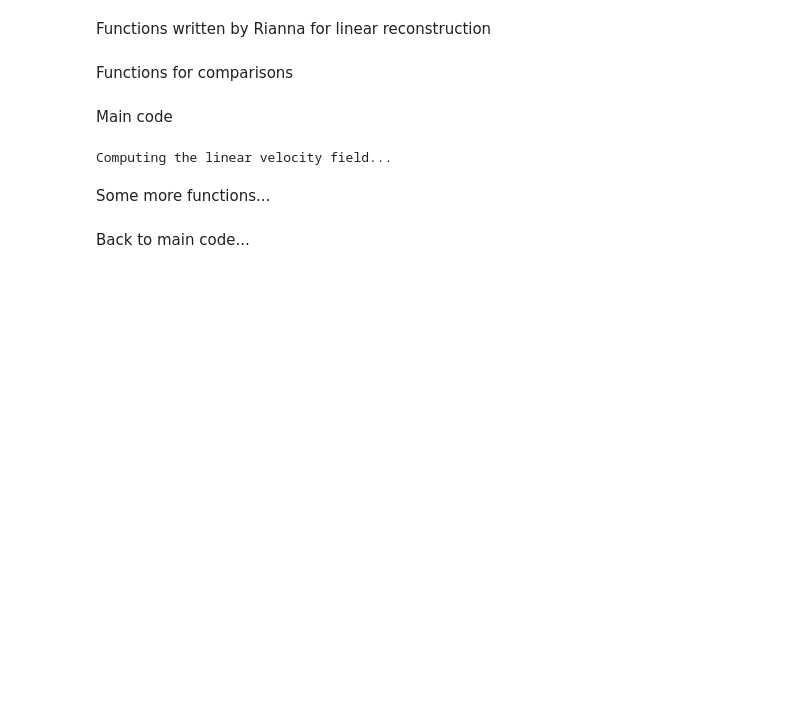
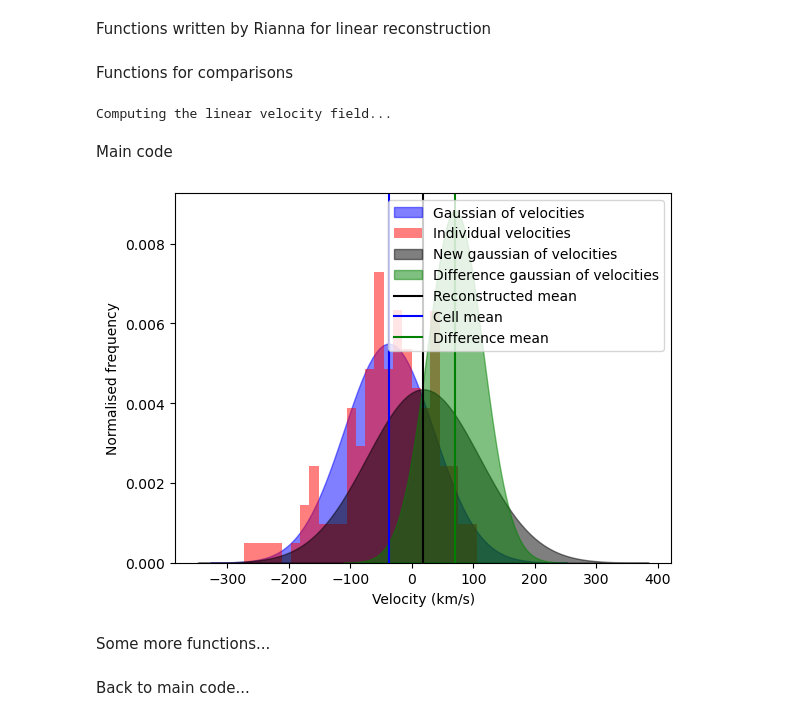
Before and after one commit to eh13913/Velocity-Reconstruction-Project, a Jupyter notebook: Notebooks/Compare_Velocity_Reconstruction.ipynb, the cells around one changed output. Cells and saved outputs as stored; diff of their text form; code cells hidden in the pictures; blank space fills up the shorter version.

Commit message:
Means and STDs

```diff
--- a/Notebooks/Compare_Velocity_Reconstruction.ipynb
+++ b/Notebooks/Compare_Velocity_Reconstruction.ipynb
@@ -97,7 +97,8 @@ def compute_linear_velocity_field(delta, grid_edges, H0=67, omega_m=0.3):
     vx = np.real(np.fft.ifftn(velocity_ky, delta.shape))
     vy = np.real(np.fft.ifftn(velocity_kx, delta.shape))
     vz = np.real(np.fft.ifftn(velocity_kz, delta.shape) if N == 3 else np.zeros_like(vx))
-    return [2*vx,2*vy,2*vz]
+    const=1.814606001413012
+    return [const*vx,const*vy,const*vz]
 # %% [markdown]
 Functions for comparisons
 # %%
@@ -128,3 +129,28 @@ def binned_positions(bin_num,edges):
     bin_y = np.clip(y_indices, 0, bin_num-1)
     bin_z = np.clip(z_indices, 0, bin_num-1)
     return bin_x,bin_y,bin_z
+# %%
+# obtain the reconstructed velocities
+# the main value to assign first
+bin_num=64
+
+# create overdensity field
+overdense,edges=overdensity_histogram(bin_num)
+
+# get binned particles
+bin_x,bin_y,bin_z=binned_positions(bin_num,edges)
+
+# compute linear velocity field
+rx,ry,rz=compute_linear_velocity_field(overdense,edges[0])
+
+# assign reconstructed values to all corresponding boxes
+bin_rvx=rx[bin_x,bin_y,bin_z]
+bin_rvy=ry[bin_x,bin_y,bin_z]
+bin_rvz=rz[bin_x,bin_y,bin_z]
+
+# calculate difference between reconstructed velocity and true velocity for particle
+bin_dx=abs(bin_rvx-vx)
+bin_dy=abs(bin_rvy-vy)
+bin_dz=abs(bin_rvz-vz)
+# %% [output]
+Computing the linear velocity field...
@@ -131,64 +168,51 @@ def binned_positions(bin_num,edges):
 # %% [markdown]
 Main code
-# %%
-# obtain the reconstructed velocities
-# the main value to assign first
-bin_num=64
-
-# create overdensity field
-overdense,edges=overdensity_histogram(bin_num)
-
-# get binned particles
-bin_x,bin_y,bin_z=binned_positions(bin_num,edges)
-
-# compute linear velocity field
-rx,ry,rz=compute_linear_velocity_field(overdense,edges[0])
-
-# assign reconstructed values to all corresponding boxes
-bin_rvx=rx[bin_x,bin_y,bin_z]
-bin_rvy=ry[bin_x,bin_y,bin_z]
-bin_rvz=rz[bin_x,bin_y,bin_z]
-
-# calculate difference between reconstructed velocity and true velocity for particle
-bin_dx=abs(bin_rvx-vx)
-bin_dy=abs(bin_rvy-vy)
-bin_dz=abs(bin_rvz-vz)
-# %% [output]
-Computing the linear velocity field...
 # %%
 # create a plot of particles, their distribution, and the reconstructed velocity in a certain cell
 # select cell to examine
 cell1,cell2,cell3=52,31,12
 
 # cut the data
 mask=(bin_x==cell1)&(bin_y==cell2)&(bin_z==cell3)
 cell_particles=vy[mask]/100
 
 # compute mean and standard deviation in the cell
 cell_mean=np.mean(cell_particles)*100
 cell_std=np.std(cell_particles)*100
 cell_particles=cell_particles*100
 
 # construct gaussian for the cell
 cell_range=np.linspace(cell_mean-4*cell_std,cell_mean+4*cell_std,100)
 pdf = stats.norm.pdf(cell_range,cell_mean,cell_std)
-
 # select corresponding reconstructed velocity
-cell_recon=ry[cell1,cell2,cell3]
+new_cell_mean=ry[cell1,cell2,cell3]
+new_cell_std=new2[cell1,cell2,cell3]
+cell_range_2=np.linspace(new_cell_mean-4*new_cell_std,new_cell_mean+4*new_cell_std,100)
+pdf_2 = stats.norm.pdf(cell_range_2,new_cell_mean,new_cell_std)
+#
+extra1=deltay[cell1,cell2,cell3]
+extra2=stdx[cell1,cell2,cell3]
+cell_range_3=np.linspace(extra1-4*extra2,extra1+4*extra2,100)
+pdf_3 = stats.norm.pdf(cell_range_3,extra1,extra2)
 
 # plot particles, distribution and different means
 plt.fill_between(cell_range,np.zeros(100),pdf,color='b',alpha=0.5,label='Gaussian of velocities')
 plt.hist(cell_particles,bins=25,density=True,color='r',alpha=0.5,label='Individual velocities')
-plt.axvline(x=cell_recon,color='k',label='Reconstructed mean')
+plt.fill_between(cell_range_2,np.zeros(100),pdf_2,color='k',alpha=0.5,label='New gaussian of velocities')
+plt.fill_between(cell_range_3,np.zeros(100),pdf_3,color='g',alpha=0.5,label='Difference gaussian of velocities')
+plt.axvline(x=new_cell_mean,color='k',label='Reconstructed mean')
 plt.axvline(x=cell_mean,color='b',label='Cell mean')
+plt.axvline(x=extra1,color='g',label='Difference mean')
 plt.xlabel('Velocity (km/s)')
 plt.ylabel('Normalised frequency')
 plt.legend()
 
 # save figure
-path = '../Figures/ComparisonPlots/Y velocities in cell ({:.0f},{:.0f},{:.0f})'.format(cell1,cell2,cell3)
-plt.savefig(path, dpi=300)
-plt.close()
+#path = '../Figures/ComparisonPlots/Y velocities in cell ({:.0f},{:.0f},{:.0f})'.format(cell1,cell2,cell3)
+#plt.savefig(path, dpi=300)
+plt.show()
+# %% [output]
+[figure, added]
 # %%
 # create a plot of the distribution of difference in x, y and z velocities
 # histogram of log of each component
```
Also changed, not shown: parts of 7 cells of this notebook, 3 other files.
